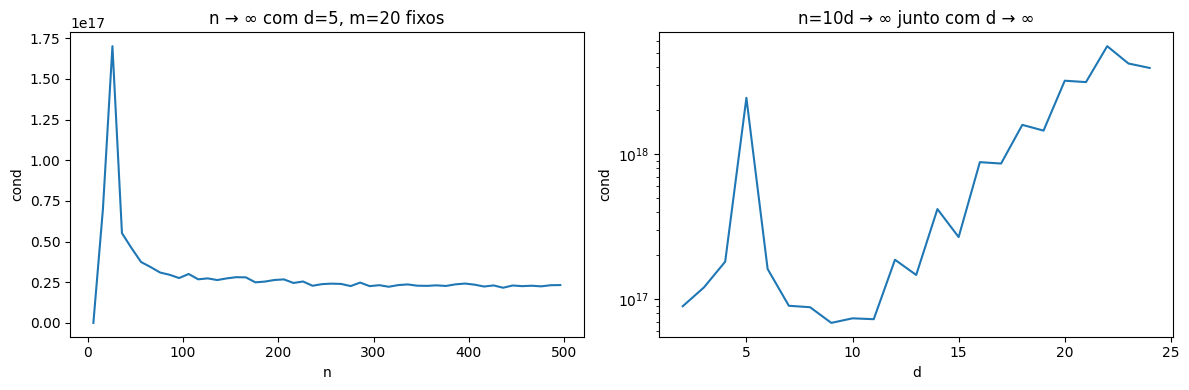
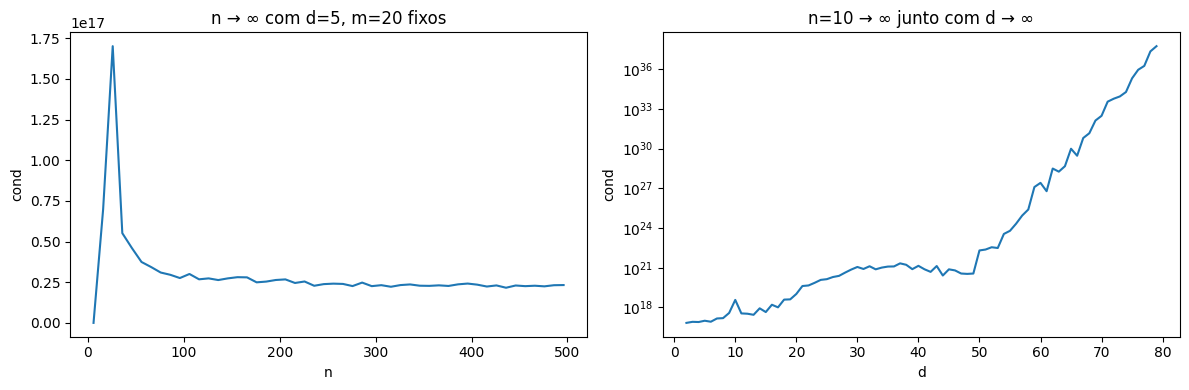
Unified diff of the notebook cell whose output changed from the first chart to the second:
--- before
+++ after
@@ -17,7 +17,6 @@
 plt.title(f"n → ∞ com d={d}, m={m} fixos")
 
-
-m = 50
-ds = range(2, 25)
+m = 100
+ds = range(2, 80)
 conds2 = [np.linalg.cond(composicao(m, 10*d, d)) for d in ds]
 plt.subplot(1, 2, 2)
@@ -25,5 +24,5 @@
 plt.xlabel("d")
 plt.ylabel("cond")
-plt.title("n=10d → ∞ junto com d → ∞")
+plt.title("n=10 → ∞ junto com d → ∞")
 plt.yscale("log")
 plt.tight_layout()

Commit: Add files via upload